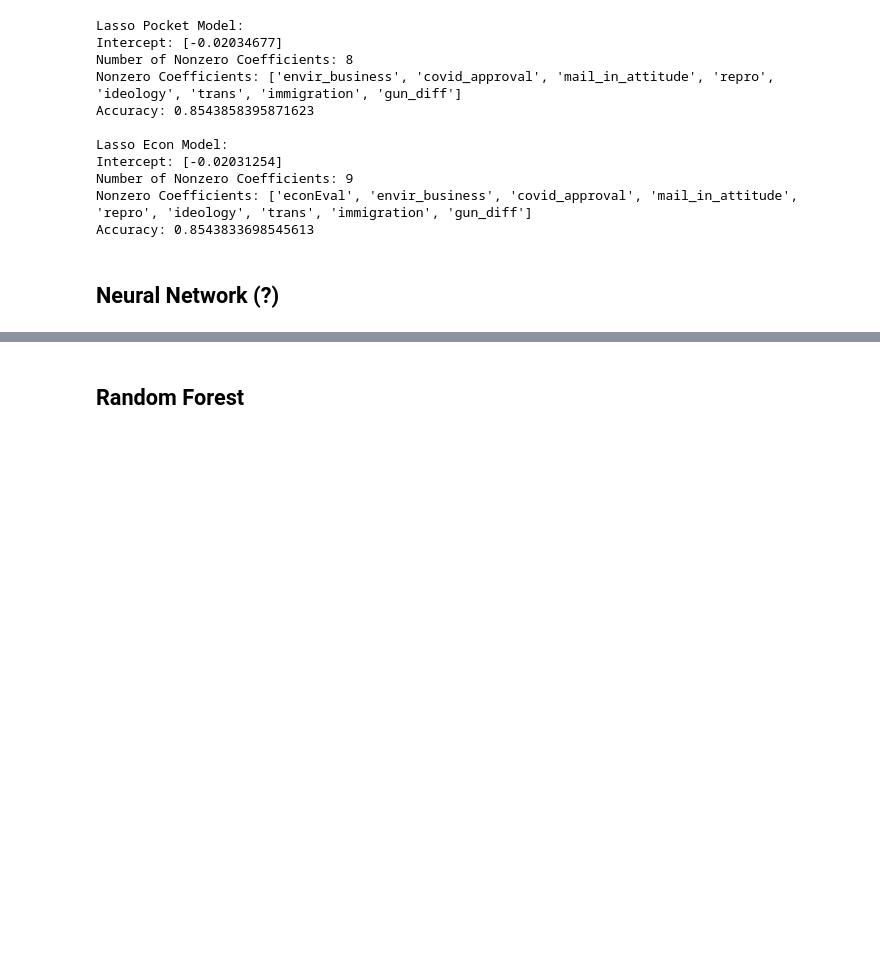
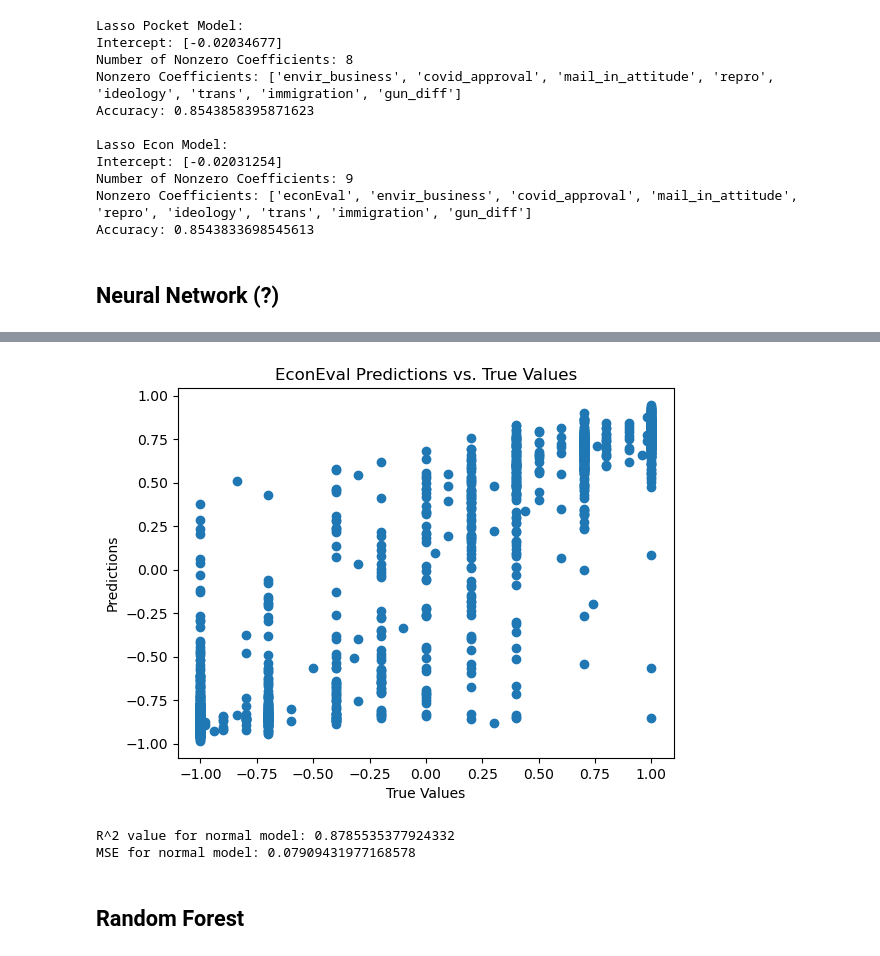
Before and after one commit to abeckler21/ecma31330-final, a Jupyter notebook: project.ipynb, the cells around one changed output, grey strips where cells are left out. Saved outputs shown, nothing was run; the diff lists cells and outputs as text; code cells hidden in the pictures; blank space fills up the shorter version.

```diff
--- a/project.ipynb
+++ b/project.ipynb
@@ -369,0 +386,6 @@ R^2 value for econEval model: 0.8821813125749569
+# %%
+#train a neural network on model without pocketEval and econEval
+X_without_train = X_pocket_cov_train.drop(columns=['pocketEval'])
+input_dim = X_without_train.shape[1]
+X_without_test = X_pocket_cov_test.drop(columns=['pocketEval'])
+anes_net_without, anes_loader = train_model(X_without_train, y_train_pocket, X_without_test, y_test_pocket, input_dim, hidden_dim, output_dim)
@@ -370,3 +410,27 @@ R^2 value for econEval model: 0.8821813125749569
+# %%
+# Show the predictions and mean squared error for the model without pocketEval and econEval
+anes_net_without.eval()
+econ_predictions = []
+with torch.no_grad():
+    for X_batch, y_batch in anes_loader:
+        output = anes_net_without(X_batch)
+        econ_predictions.extend(output.numpy().flatten())
+
+# plot the predictions vs. true values
+plt.scatter(y_test_econ, econ_predictions)
+plt.xlabel('True Values')
+plt.ylabel('Predictions')
+plt.title('EconEval Predictions vs. True Values')
+plt.show()
+
+y_test_graph = np.array(y_test_econ)
+econ_predictions = np.array(econ_predictions).reshape(-1, 1)
+print('R^2 value for normal model:', r2_score(y_test_graph, econ_predictions))
+print('MSE for normal model:', np.mean((y_test_graph - econ_predictions) ** 2))
+# %% [output]
+[figure, added]
+R^2 value for normal model: 0.8785535377924332
+MSE for normal model: 0.07909431977168578
 # %% [markdown]
 ## Random Forest
 # %%
```
Also changed, not shown: parts of 9 cells of this notebook.
